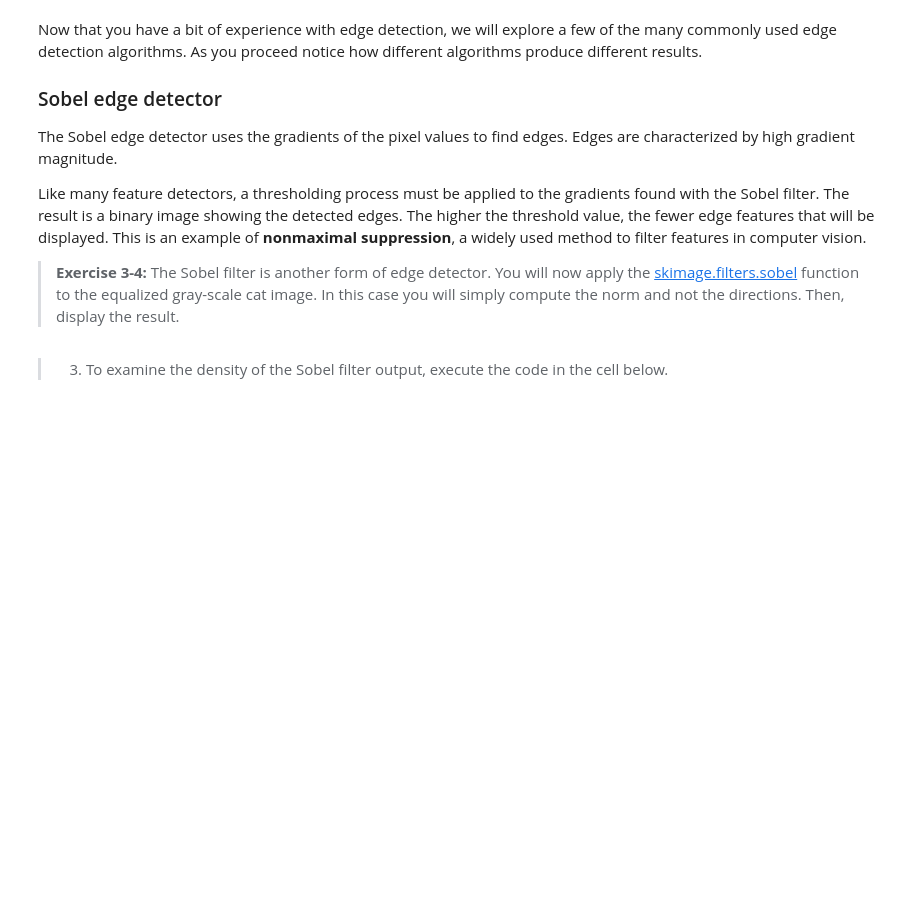
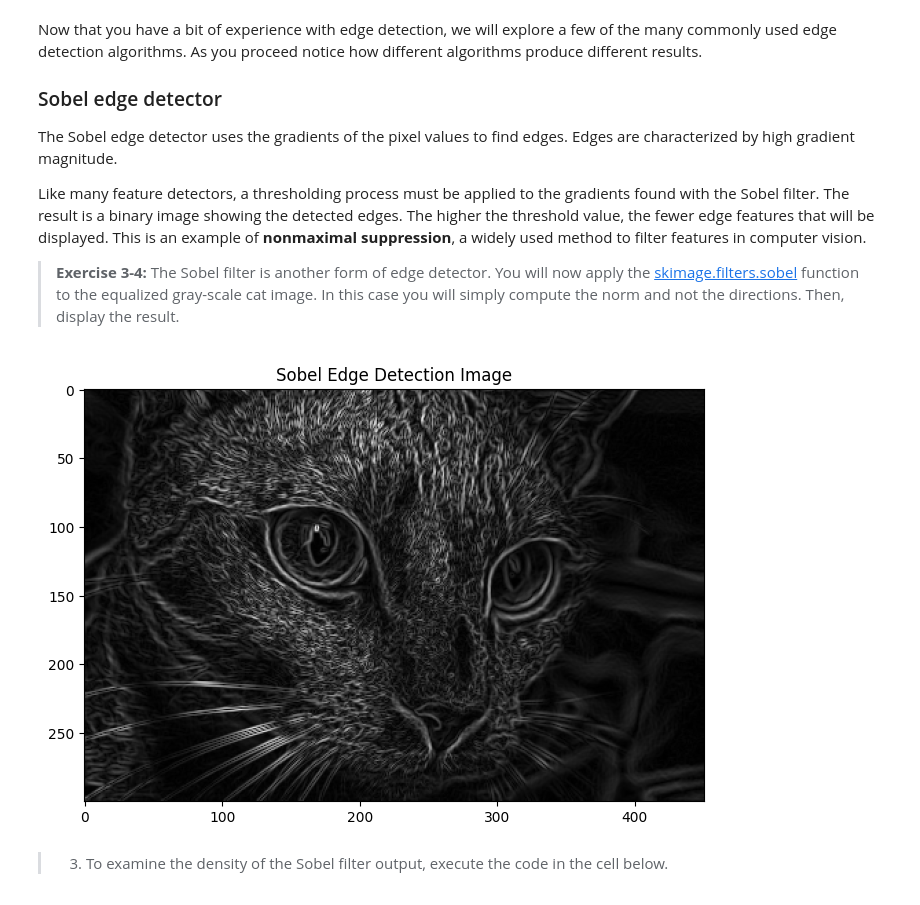
Before and after one commit to StephenElston/CSCI-E25, a Jupyter notebook: Labs/3_Features.ipynb, the cells around one changed output. Saved outputs shown, nothing was run; the diff lists cells and outputs as text; code cells hidden in the pictures; blank space fills up the shorter version.

```diff
--- a/Labs/3_Features.ipynb
+++ b/Labs/3_Features.ipynb
@@ -140,6 +160,10 @@ Like many feature detectors, a thresholding process must be applied to the gradi
 > **Exercise 3-4:** The Sobel filter is another form of edge detector. You will now apply the [skimage.filters.sobel](https://scikit-image.org/docs/dev/api/skimage.filters.html#skimage.filters.sobel) function to the equalized gray-scale cat image. In this case you will simply compute the norm and not the directions. Then, display the result.
 # %%
 ##  Your code goes here
+cat_sobel = skfilters.sobel(cat_grayscale_equalized)
+plot_grayscale(cat_sobel,"Sobel Edge Detection Image")
+# %% [output]
+[figure, added]
 # %% [markdown]
 > 3. To examine the density of the Sobel filter output, execute the code in the cell below.
 # %%
```
Also changed, not shown: parts of 7 cells of this notebook.
